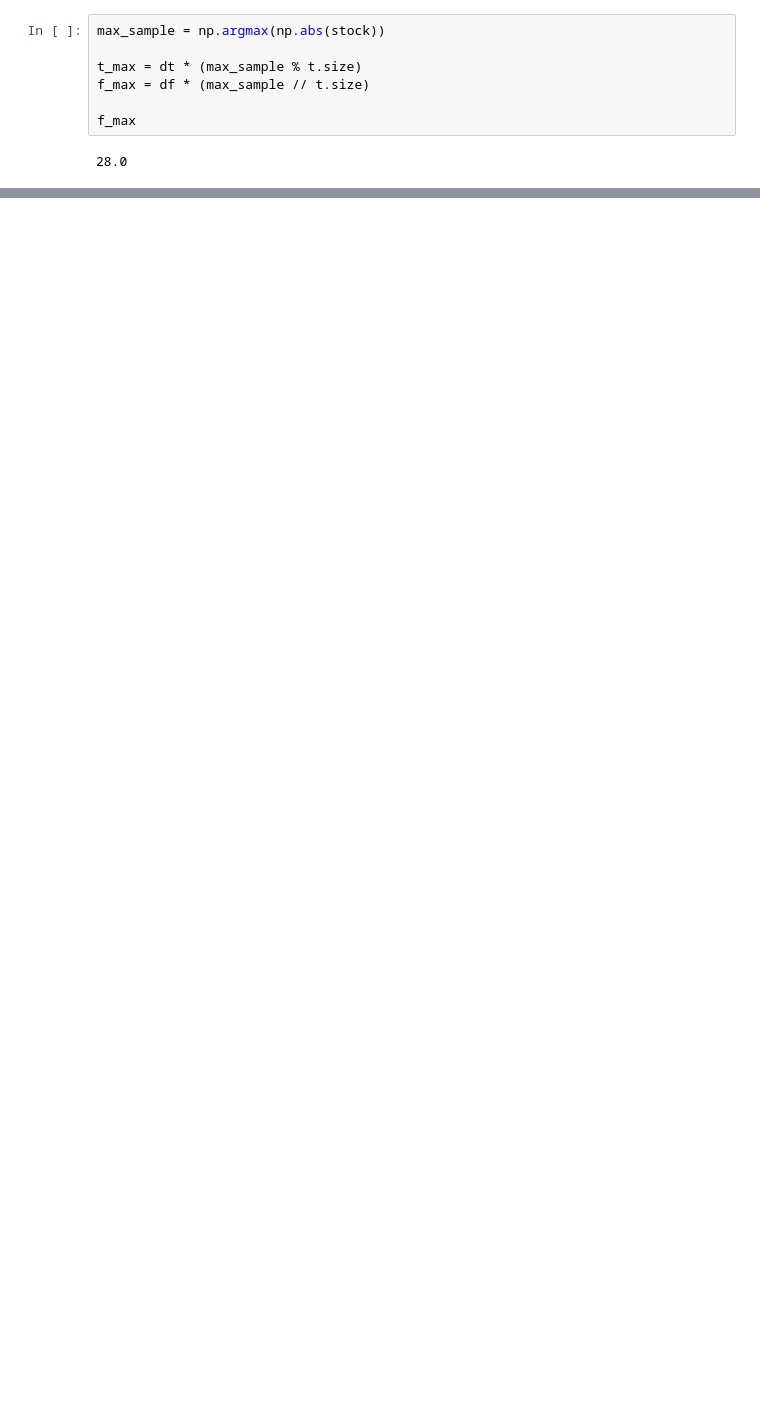
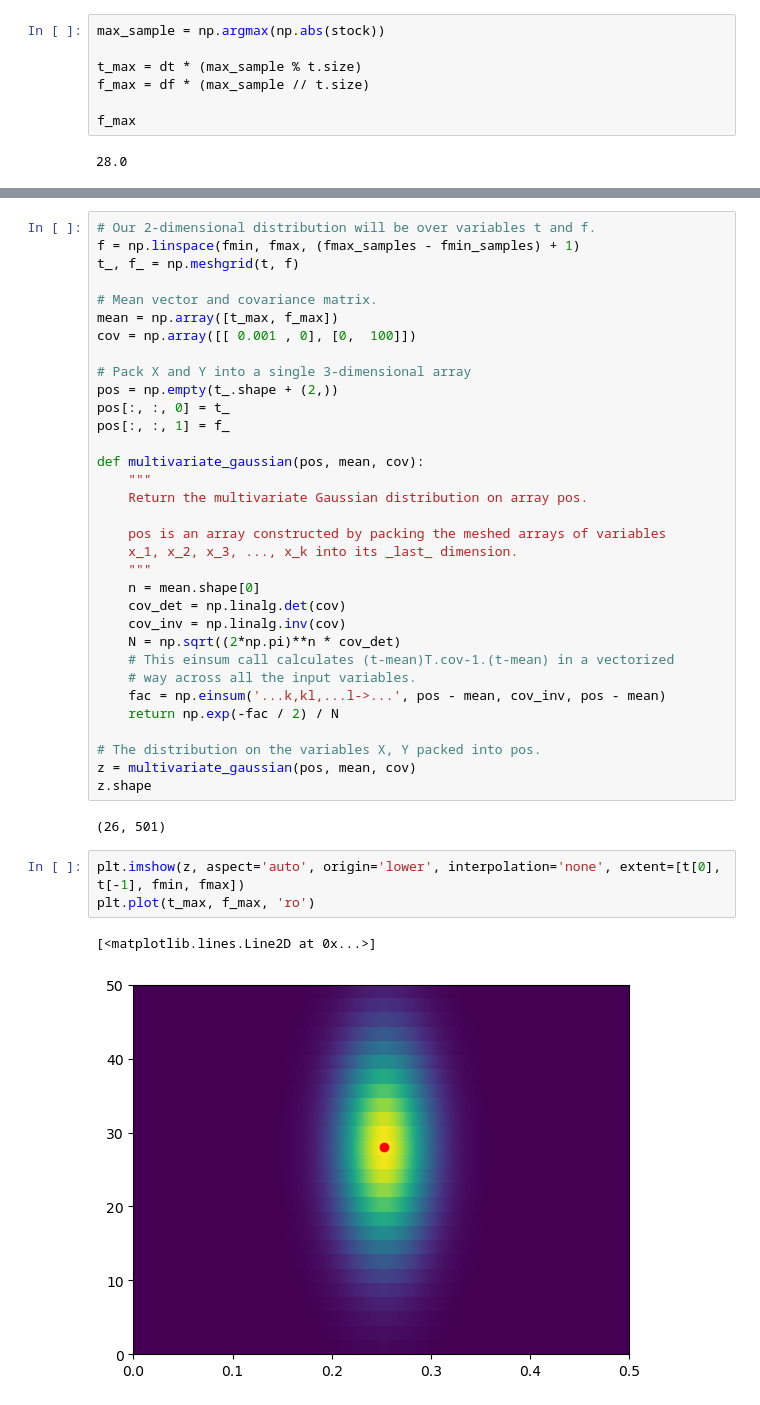
Before and after one commit to softwareunderground/repro-zoo, a Jupyter notebook: zheng_2013/Zheng_etal_2013.ipynb, the cells around one changed output, grey strips where cells are left out. Drawn from its saved outputs; the diff is of its cells as text; blank space fills up the shorter version.

```diff
--- a/zheng_2013/Zheng_etal_2013.ipynb
+++ b/zheng_2013/Zheng_etal_2013.ipynb
@@ -123,0 +128,41 @@ Not sure what this means... what shape? Gaussian? Then how wide?
+# %%
+# Our 2-dimensional distribution will be over variables t and f.
+f = np.linspace(fmin, fmax, (fmax_samples - fmin_samples) + 1)
+t_, f_ = np.meshgrid(t, f)
+
+# Mean vector and covariance matrix.
+mean = np.array([t_max, f_max])
+cov = np.array([[ 0.001 , 0], [0,  100]])
+
+# Pack X and Y into a single 3-dimensional array
+pos = np.empty(t_.shape + (2,))
+pos[:, :, 0] = t_
+pos[:, :, 1] = f_
+
+def multivariate_gaussian(pos, mean, cov):
+    """
+    Return the multivariate Gaussian distribution on array pos.
+
+    pos is an array constructed by packing the meshed arrays of variables
+    x_1, x_2, x_3, ..., x_k into its _last_ dimension.
+    """
+    n = mean.shape[0]
+    cov_det = np.linalg.det(cov)
+    cov_inv = np.linalg.inv(cov)
+    N = np.sqrt((2*np.pi)**n * cov_det)
+    # This einsum call calculates (t-mean)T.cov-1.(t-mean) in a vectorized
+    # way across all the input variables.
+    fac = np.einsum('...k,kl,...l->...', pos - mean, cov_inv, pos - mean)
+    return np.exp(-fac / 2) / N
+
+# The distribution on the variables X, Y packed into pos.
+z = multivariate_gaussian(pos, mean, cov)
+z.shape
+# %% [output]
+(26, 501)
+# %%
+plt.imshow(z, aspect='auto', origin='lower', interpolation='none', extent=[t[0], t[-1], fmin, fmax])
+plt.plot(t_max, f_max, 'ro')
+# %% [output]
+[<matplotlib.lines.Line2D at 0x...>]
+[figure, added]
```
Also changed, not shown: parts of 25 cells of this notebook.
